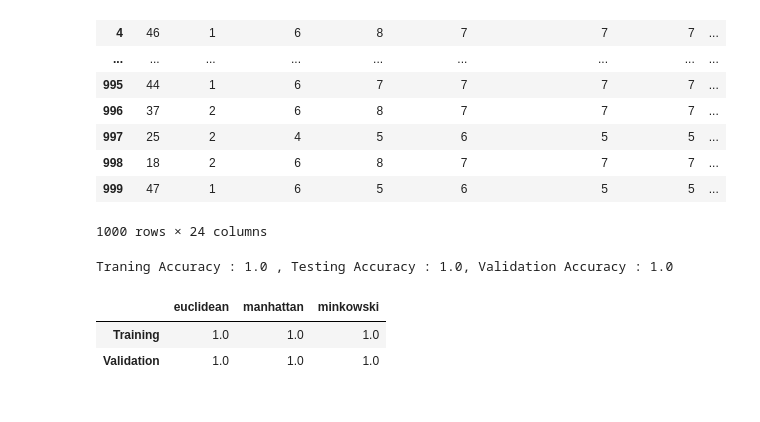
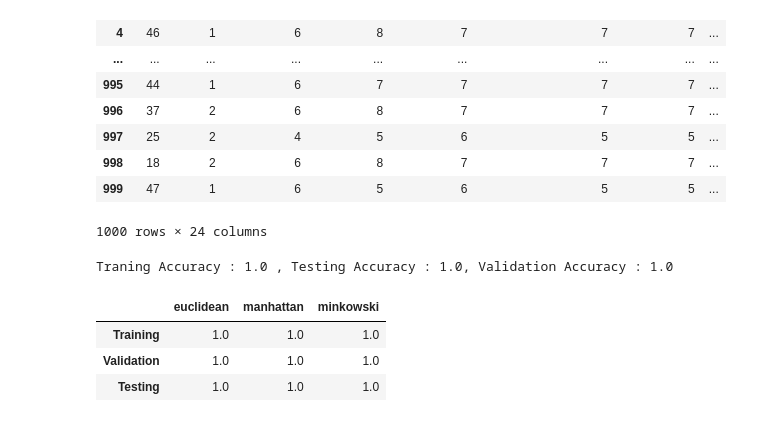
Before and after one commit to syedfahadshah-f7/ML, a Jupyter notebook: Labs/Lab03/Task3.ipynb, the cells around one changed output. Drawn from its saved outputs; the diff is of its cells as text; code cells hidden in the pictures.

```diff
--- a/Labs/Lab03/Task3.ipynb
+++ b/Labs/Lab03/Task3.ipynb
@@ -83,17 +83,18 @@ Traning Accuracy : 1.0 , Testing Accuracy : 1.0, Validation Accuracy : 1.0
 # %%
 metrics = ['euclidean', 'manhattan', 'minkowski']
 results = {}
 for metric in metrics:
   knn = KNeighborsClassifier(n_neighbors=5, metric=metric)
   knn.fit(X_train, Y_train)
 
   acc_train = accuracy_score(Y_train, knn.predict(X_train))
   acc_val = accuracy_score(Y_val, knn.predict(X_val))
+  acc_test = accuracy_score(Y_test, knn.predict(X_test))
+  results[metric] = [acc_train, acc_val,acc_test]
 
-  results[metric] = [acc_train, acc_val]
-
-pd.DataFrame(columns=metrics, index=['Training', 'Validation'], data=results)
+pd.DataFrame(columns=metrics, index=['Training', 'Validation','Testing'], data=results)
 # %% [output]
 |  | euclidean | manhattan | minkowski |
 | Training | 1.0 | 1.0 | 1.0 |
 | Validation | 1.0 | 1.0 | 1.0 |
+| Testing | 1.0 | 1.0 | 1.0 |
```
